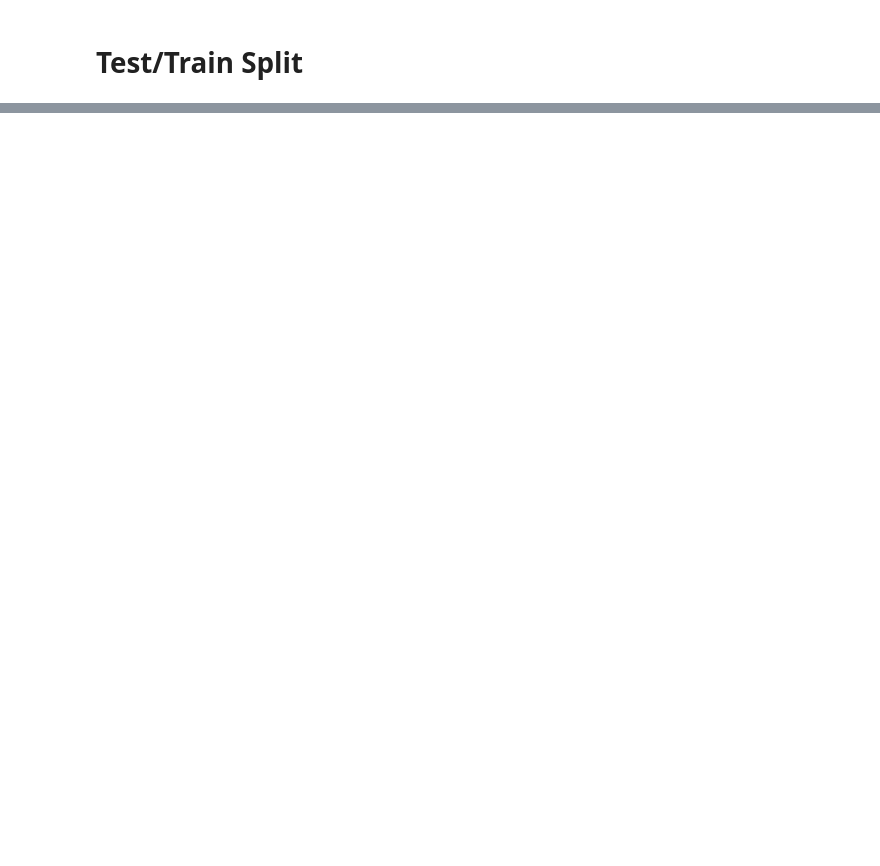
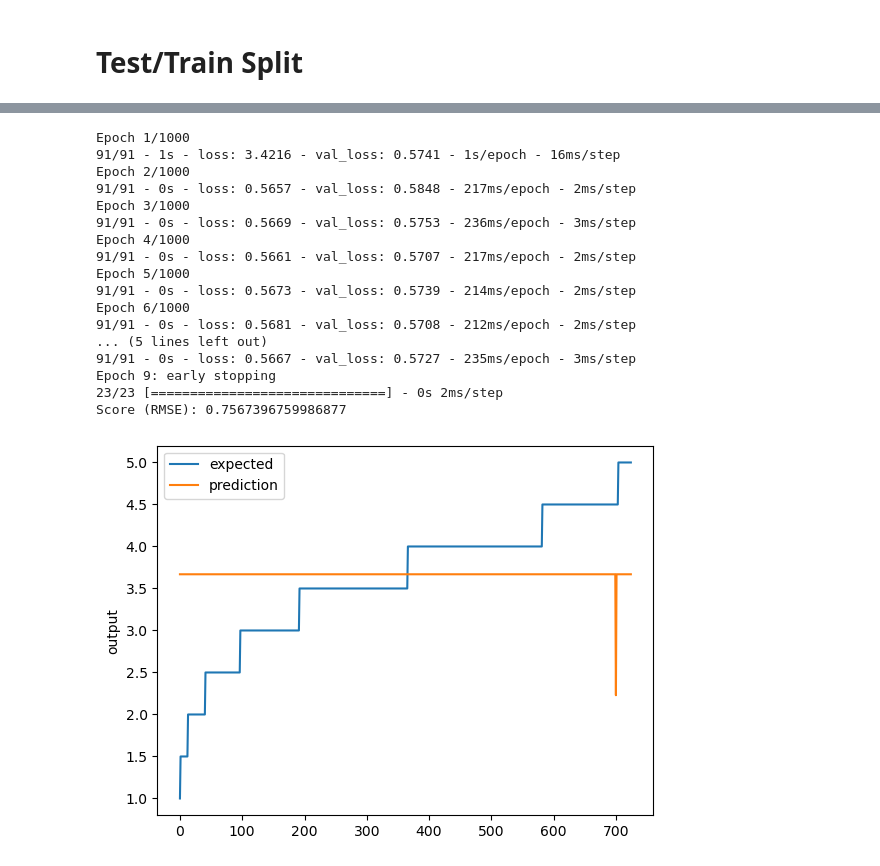
Before and after one commit to chkathi/intelligent-systems, a Jupyter notebook: P1/Regression.ipynb, the cells around one changed output, grey strips where cells are left out. Drawn from its saved outputs; the diff is of its cells as text; code cells hidden in the pictures; blank space fills up the shorter version.

Commit message:
model is working (need to fix hyperparameters)

```diff
--- a/P1/Regression.ipynb
+++ b/P1/Regression.ipynb
@@ -197,2 +188,63 @@ df_business = pd.concat([df_agg[['business_id', 'business_rating']], df_tfidfvec
 # %% [markdown]
 # Test/Train Split
+# %%
+encode_text_index(df_business, 'business_id')
+missing_median(df_business, 'business_rating')
+
+df_business
+df_business_new = df_business.copy()
+
+x, y = to_xy(df_business_new, 'business_rating')
+# %%
+from sklearn.model_selection import train_test_split
+
+# Split into train/test
+x_train, x_test, y_train, y_test = train_test_split(x, y, test_size=0.20, random_state=42)
+# %%
+# Model #1 : (decide # of neurons in hiddens layers, relu, adam)
+%matplotlib inline
+from matplotlib.pyplot import figure, show
+from sklearn.model_selection import train_test_split
+import pandas as pd
+from sklearn import metrics
+
+from tensorflow.keras.models import Sequential
+from tensorflow.keras.layers import Dense, Activation, Dropout
+from tensorflow.keras.callbacks import EarlyStopping
+from tensorflow.keras.callbacks import ModelCheckpoint
+from tensorflow.keras import optimizers
+from tensorflow.keras.optimizers import Adam
+
+
+
+# Create the model
+input_shape = x.shape[1]
+model = Sequential()
+model.add(Dense(100, input_dim=x.shape[1], activation='tanh')) #changed to 100
+model.add(Dense(50, input_dim=x.shape[1], activation='relu')) #changed to 100
+
+# maybe try this to see
+model.add(Dropout(0.5))
+model.add(Dense(1))
+
+# much smaller lr
+adam = optimizers.Adam(learning_rate=0.001, beta_1=0.9, beta_2=0.999)
+sgd = optimizers.SGD(lr=0.0001, momentum=0.9, nesterov=True)
+model.compile(loss='mean_squared_error', optimizer=sgd)
+
+
+monitor = EarlyStopping(monitor='val_loss', min_delta=1e-3, patience=5, verbose=1, mode='auto')
+# heckpointer = ModelCheckpoint(filepath="dnn/best_weights.hdf5", verbose=0, save_best_only=True) # save best model
+
+# batch_size: Integer or None. Number of samples per gradient update. If unspecified, batch_size will default to 32.
+model.fit(x_train,y_train,validation_data=(x_test,y_test), batch_size= 32, callbacks=[monitor],verbose=2,epochs=1000)
+# model.load_weights('dnn/best_weights.hdf5') # load weights from best model
+
+# Predict and measure RMSE
+pred = model.predict(x_test)
+score = np.sqrt(metrics.mean_squared_error(pred,y_test))
+print("Score (RMSE): {}".format(score))
+
+# Plot the chart
+chart_regression(pred.flatten(),y_test)
+# %% [output]
@@ -198,0 +252,18 @@ df_business = pd.concat([df_agg[['business_id', 'business_rating']], df_tfidfvec
+Epoch 1/1000
+91/91 - 1s - loss: 3.4216 - val_loss: 0.5741 - 1s/epoch - 16ms/step
+Epoch 2/1000
+91/91 - 0s - loss: 0.5657 - val_loss: 0.5848 - 217ms/epoch - 2ms/step
+Epoch 3/1000
+91/91 - 0s - loss: 0.5669 - val_loss: 0.5753 - 236ms/epoch - 3ms/step
+Epoch 4/1000
+91/91 - 0s - loss: 0.5661 - val_loss: 0.5707 - 217ms/epoch - 2ms/step
+Epoch 5/1000
+91/91 - 0s - loss: 0.5673 - val_loss: 0.5739 - 214ms/epoch - 2ms/step
+Epoch 6/1000
+91/91 - 0s - loss: 0.5681 - val_loss: 0.5708 - 212ms/epoch - 2ms/step
+... (5 lines left out)
+91/91 - 0s - loss: 0.5667 - val_loss: 0.5727 - 235ms/epoch - 3ms/step
+Epoch 9: early stopping
+23/23 [==============================] - 0s 2ms/step
+Score (RMSE): 0.7567396759986877
+[figure, added]
```
Also changed, not shown: parts of 4 cells of this notebook.
